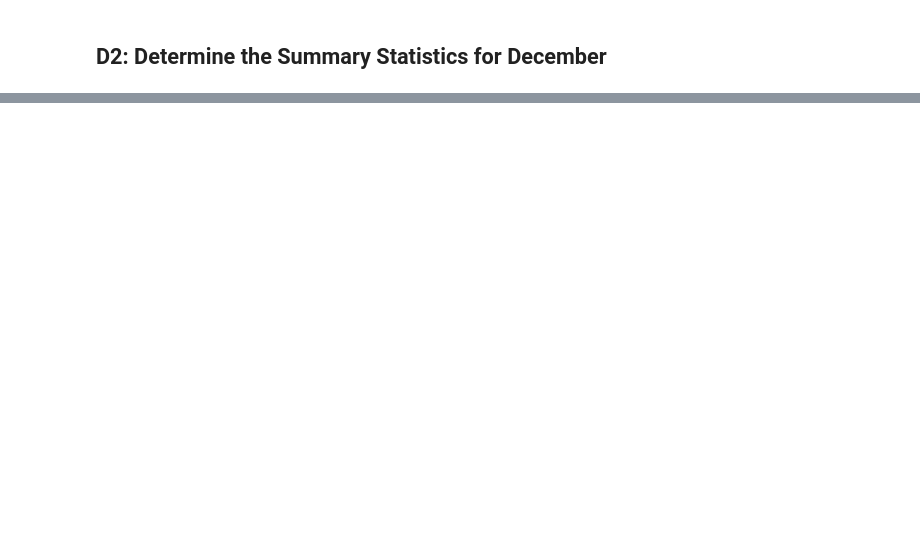
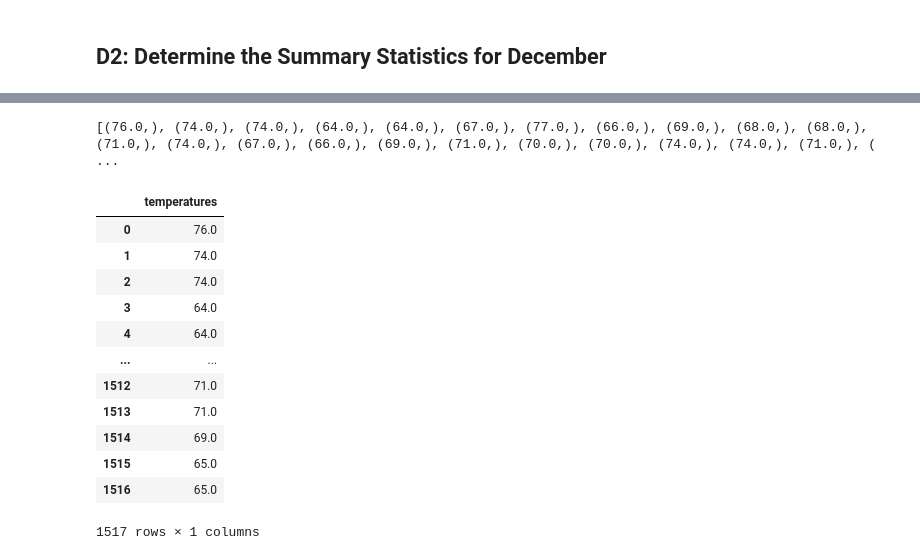
Before and after one commit to NamanNYC/surfs_up, a Jupyter notebook: SurfsUp_Challenge.ipynb, the cells around one changed output, grey strips where cells are left out. Drawn from its saved outputs; the diff is of its cells as text; code cells hidden in the pictures; blank space fills up the shorter version.

```diff
--- a/SurfsUp_Challenge.ipynb
+++ b/SurfsUp_Challenge.ipynb
@@ -62,6 +121,28 @@ filter(extract('month', Measurement.date) == 6).all()
 # %%
 # 7. Convert the December temperatures to a list.
+temp_for_December = []
+temp_for_December = session.query(Measurement.tobs).\
+    filter(extract('month',Measurement.date) == 12).all()
+print(temp_for_December)
+# %% [output]
+[(76.0,), (74.0,), (74.0,), (64.0,), (64.0,), (67.0,), (77.0,), (66.0,), (69.0,), (68.0,), (68.0,), (71.0,), (74.0,), (67.0,), (66.0,), (69.0,), (71.0,), (70.0,), (70.0,), (74.0,), (74.0,), (71.0,), ( ...
 # %%
 # 8. Create a DataFrame from the list of temperatures for the month of December.
+d_f = pd.DataFrame(temp_for_December, columns = ['temperatures'])
+d_f
+# %% [output]
+|  | temperatures |
+| 0 | 76.0 |
+| 1 | 74.0 |
+| 2 | 74.0 |
+| 3 | 64.0 |
+| 4 | 64.0 |
+| ... | ... |
+| 1512 | 71.0 |
+| 1513 | 71.0 |
+| 1514 | 69.0 |
+| 1515 | 65.0 |
+| 1516 | 65.0 |
+1517 rows × 1 columns
 # %%
 # 9. Calculate and print out the summary statistics for the Decemeber temperature DataFrame.
```
Also changed, not shown: parts of 7 cells of this notebook.
